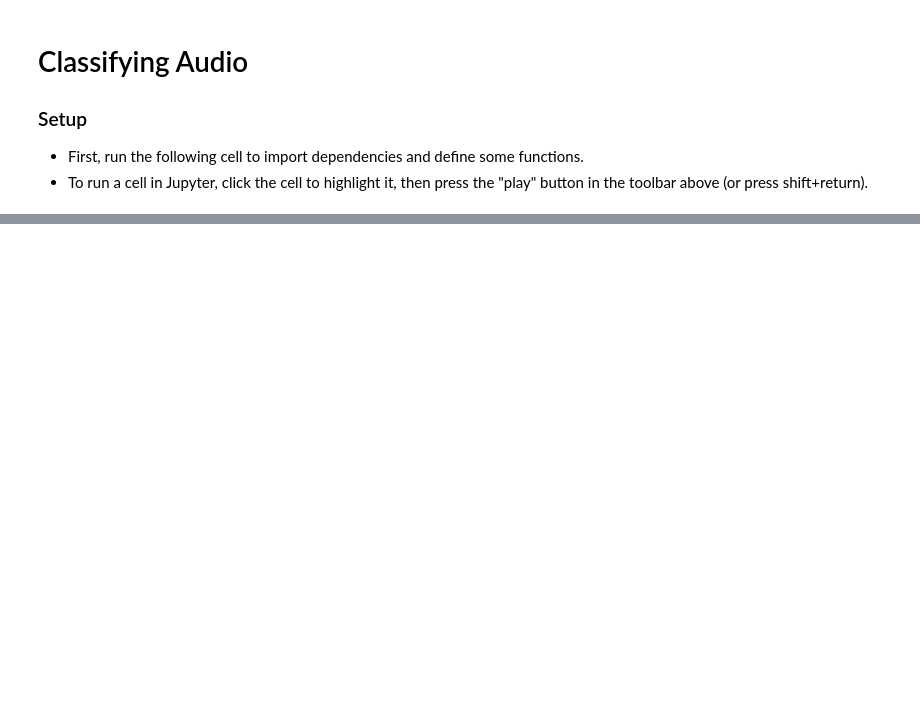
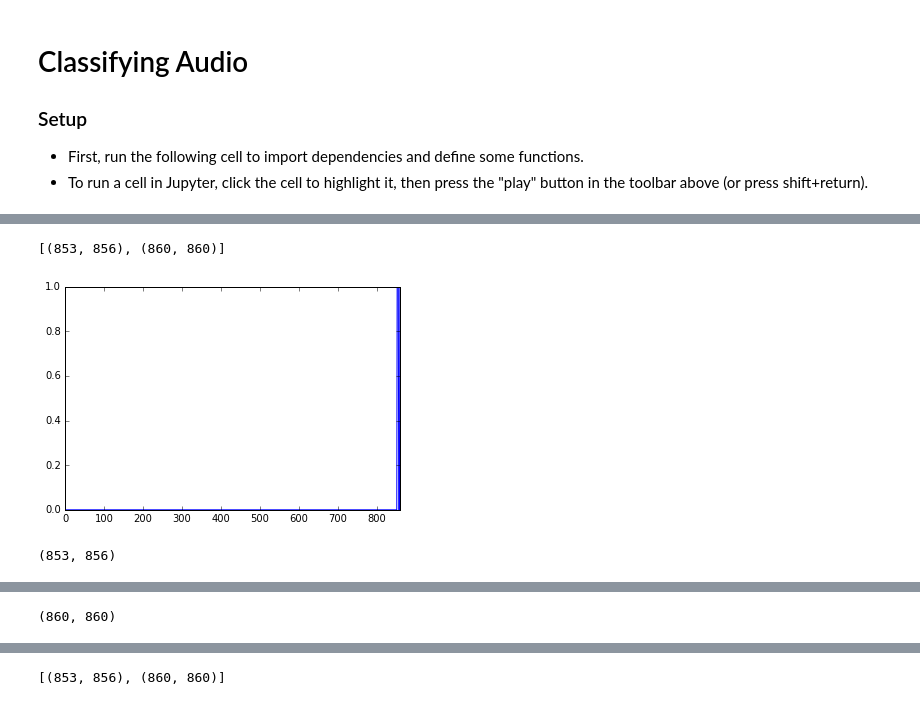
Before and after one commit to hipstas/audio-ml-introduction, a Jupyter notebook: 02 Find and Play NBC Chimes.ipynb, the cells around one changed output, grey strips where cells are left out. Cells and saved outputs as stored; diff of their text form; code cells hidden in the pictures; blank space fills up the shorter version.

```diff
--- a/02 Find and Play NBC Chimes.ipynb
+++ b/02 Find and Play NBC Chimes.ipynb
@@ -122,0 +119,10 @@ classify(audio_path)
+# %%
+## Classifying audio file on the web
+
+audio_path="https://ia802508.us.archive.org/3/items/NBCCompleteBroadcastDDay/CBD-440606_NBC1515-MusicandNews.mp3"
+
+classify(audio_path)
+# %% [output]
+[(853, 856), (860, 860)]
+[figure, added]
+(853, 856)
@@ -122,0 +130 @@ classify(audio_path)
+(860, 860)
@@ -122,0 +132 @@ classify(audio_path)
+[(853, 856), (860, 860)]
```
Also changed, not shown: parts of 4 cells of this notebook.
